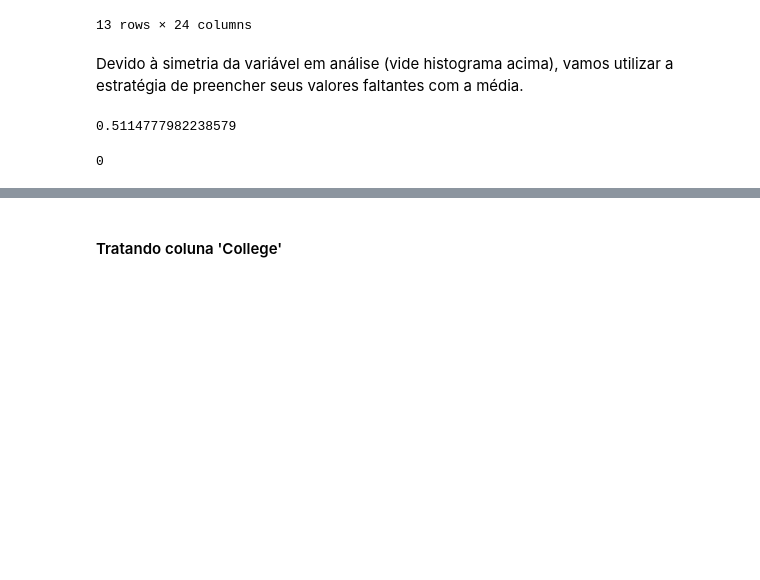
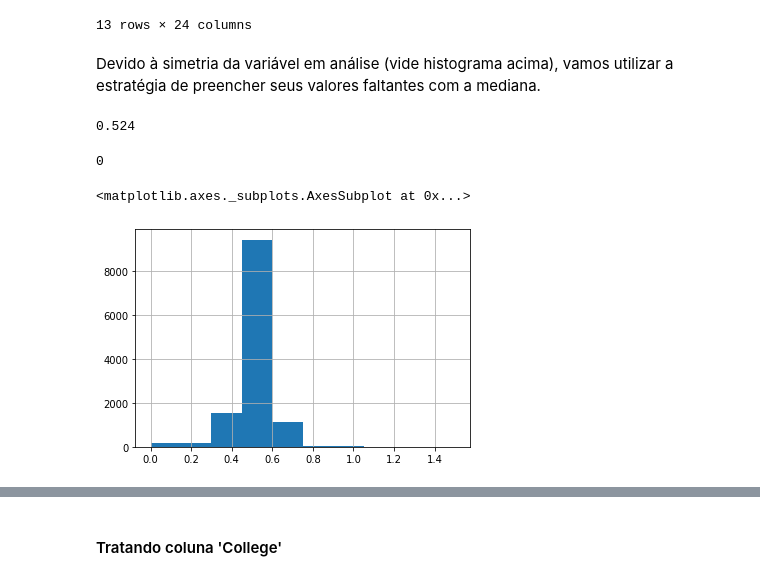
Before and after one commit to tta13/NBA-data-analysis, a Jupyter notebook: code.ipynb, the cells around one changed output, grey strips where cells are left out. Saved outputs shown, nothing was run; the diff lists cells and outputs as text; code cells hidden in the pictures; blank space fills up the shorter version.

Commit message:
Update true shooting data imputation to use its median val

```diff
--- a/code.ipynb
+++ b/code.ipynb
@@ -937,15 +942,20 @@ df[df['ts_pct'].isnull()]
 | 12502 | Moses Wright | LAC | 23.0 | 206.0 | 105.0 | Georgia Tech | USA | NaN | ... |
 13 rows × 24 columns
 # %% [markdown]
-Devido à simetria da variável em análise (vide histograma acima), vamos utilizar a estratégia de preencher seus valores faltantes com a média.
+Devido à simetria da variável em análise (vide histograma acima), vamos utilizar a estratégia de preencher seus valores faltantes com a mediana.
-# %%
-ts_mean = df['ts_pct'].mean()
-ts_mean
-# %% [output]
-0.5114777982238579
+# %%
+ts_median = df['ts_pct'].median()
+ts_median
+# %% [output]
+0.524
 # %%
-df['ts_pct'] = df['ts_pct'].fillna(ts_mean)
+df['ts_pct'] = df['ts_pct'].fillna(ts_median)
 # %%
 df['ts_pct'].isna().sum()
 # %% [output]
 0
+# %%
+df['ts_pct'].hist()
+# %% [output]
+<matplotlib.axes._subplots.AxesSubplot at 0x...>
+[figure, added]
```
Also changed, not shown: parts of 2 cells of this notebook.
